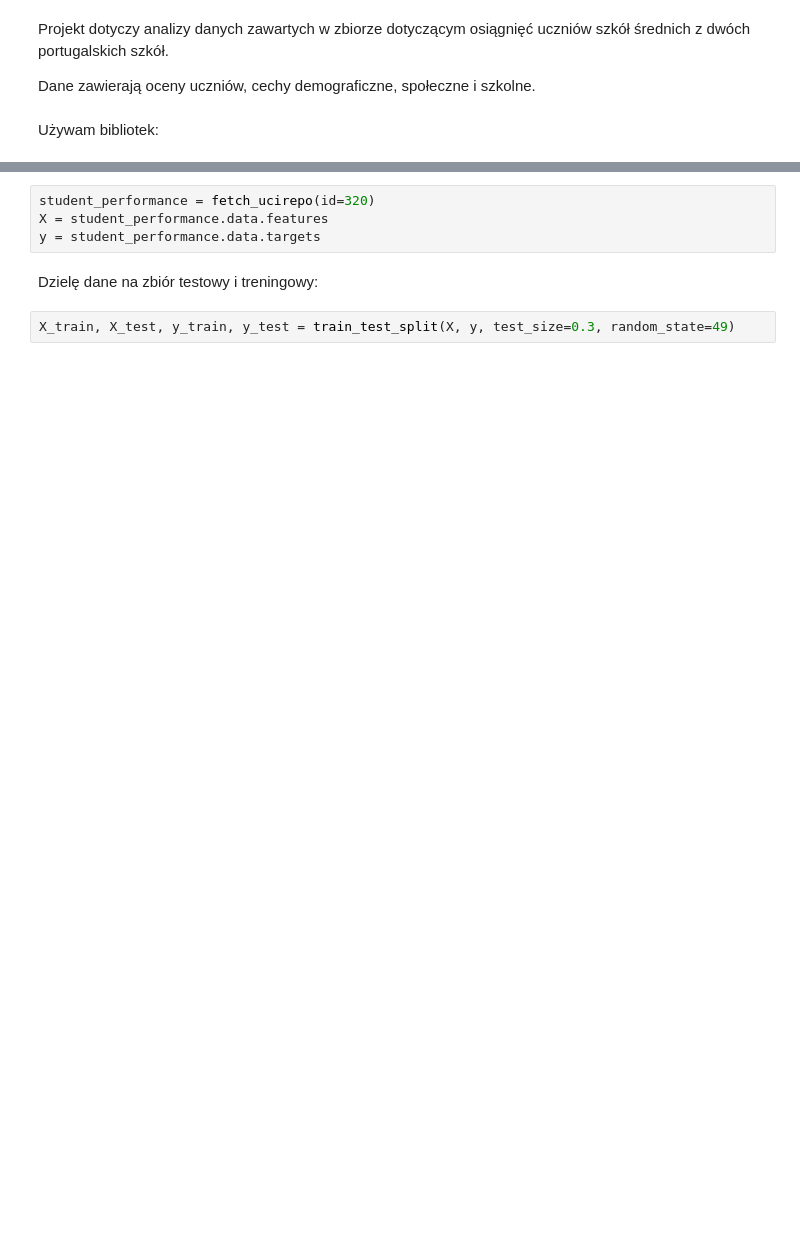
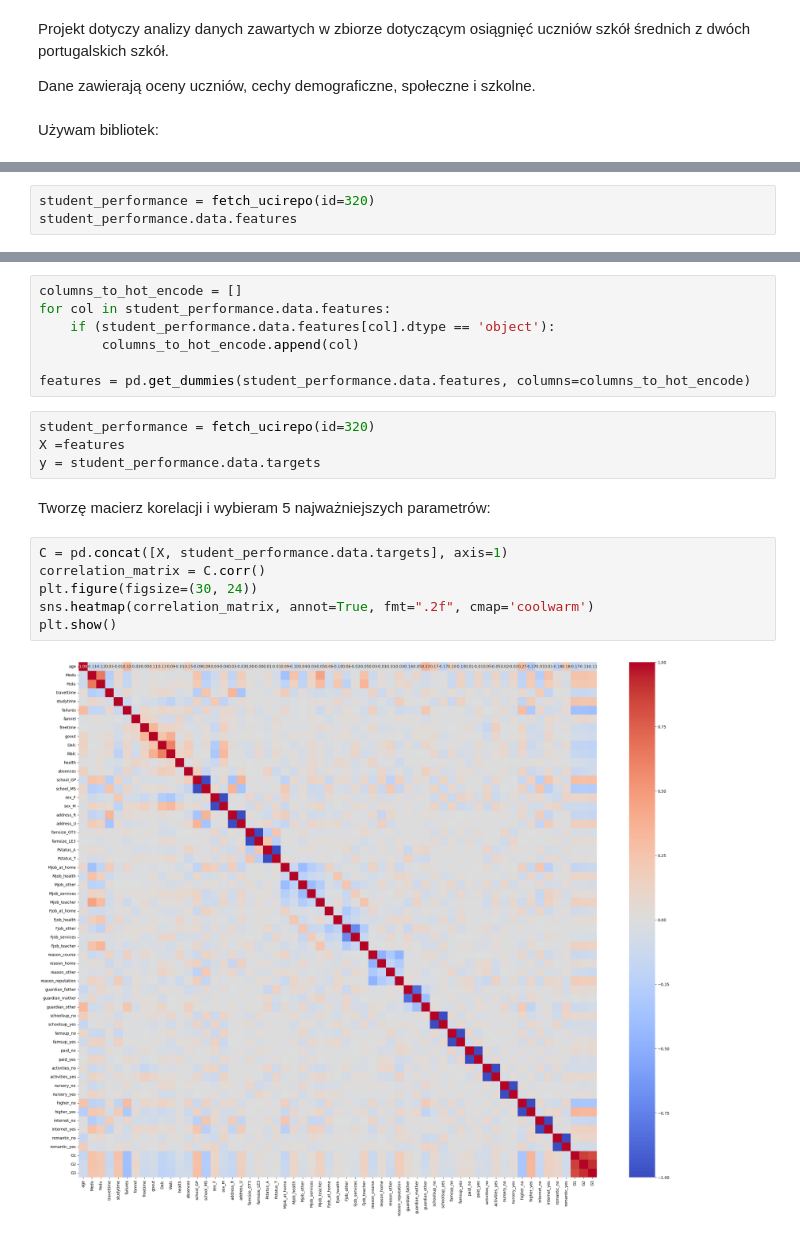
Before and after one commit to gszp1/Data_Analysis, a Jupyter notebook: Projekt.ipynb, the cells around one changed output, grey strips where cells are left out. Drawn from its saved outputs; the diff is of its cells as text; blank space fills up the shorter version.

```diff
--- a/Projekt.ipynb
+++ b/Projekt.ipynb
@@ -14,0 +22,3 @@ Pobieram dane:
+# %%
+student_performance = fetch_ucirepo(id=320)
+student_performance.data.features
@@ -15,8 +39,21 @@ Pobieram dane:
+# %%
+columns_to_hot_encode = []
+for col in student_performance.data.features:
+    if (student_performance.data.features[col].dtype == 'object'):
+        columns_to_hot_encode.append(col)
+
+features = pd.get_dummies(student_performance.data.features, columns=columns_to_hot_encode)
 # %%
 student_performance = fetch_ucirepo(id=320)
-X = student_performance.data.features
+X =features
 y = student_performance.data.targets
-# %% [markdown]
-Dzielę dane na zbiór testowy i treningowy:
-# %%
-X_train, X_test, y_train, y_test = train_test_split(X, y, test_size=0.3, random_state=49)
+# %% [markdown]
+Tworzę macierz korelacji i wybieram 5 najważniejszych parametrów:
+# %%
+C = pd.concat([X, student_performance.data.targets], axis=1)
+correlation_matrix = C.corr()
+plt.figure(figsize=(30, 24))
+sns.heatmap(correlation_matrix, annot=True, fmt=".2f", cmap='coolwarm')
+plt.show()
+# %% [output]
+[figure, added]
```
Also changed, not shown: parts of 9 cells of this notebook, 1 other file.
